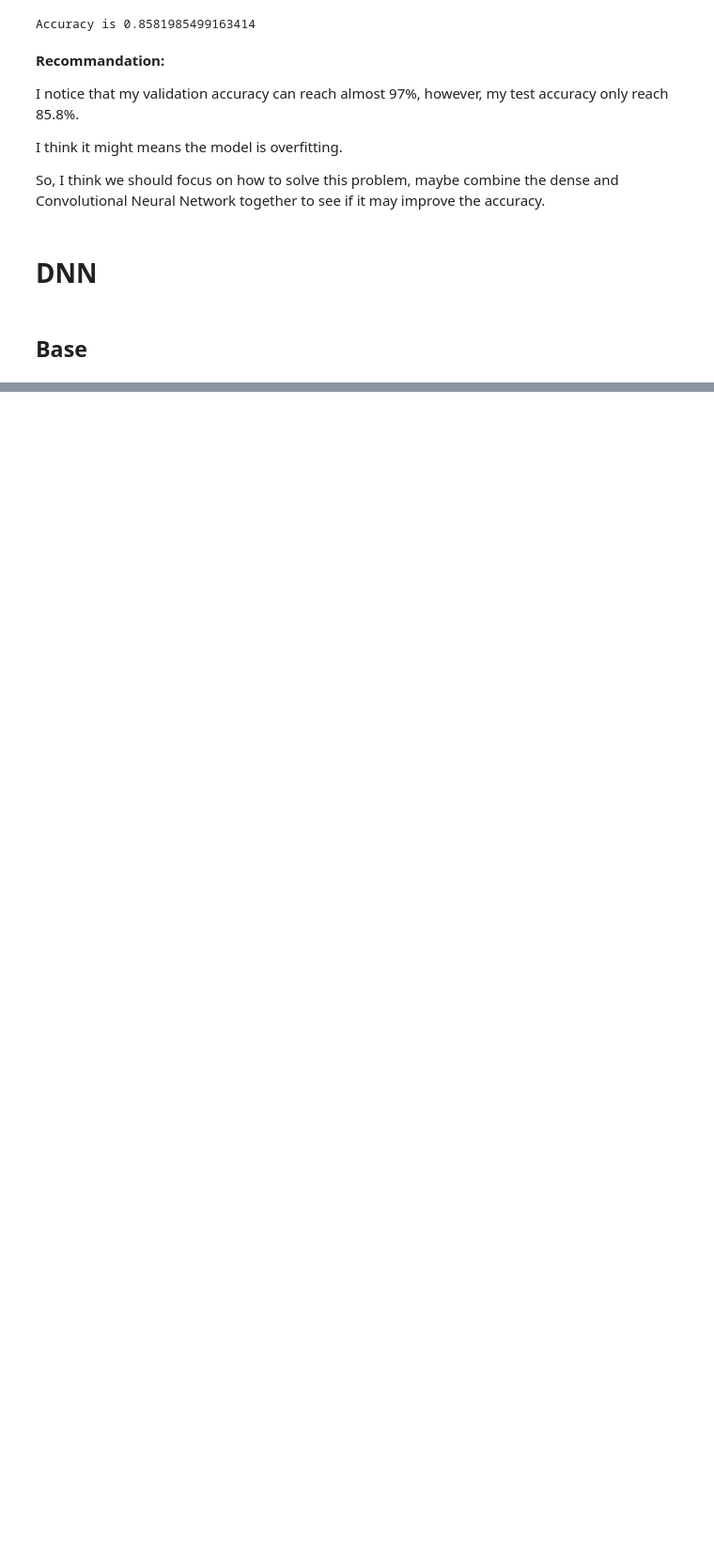
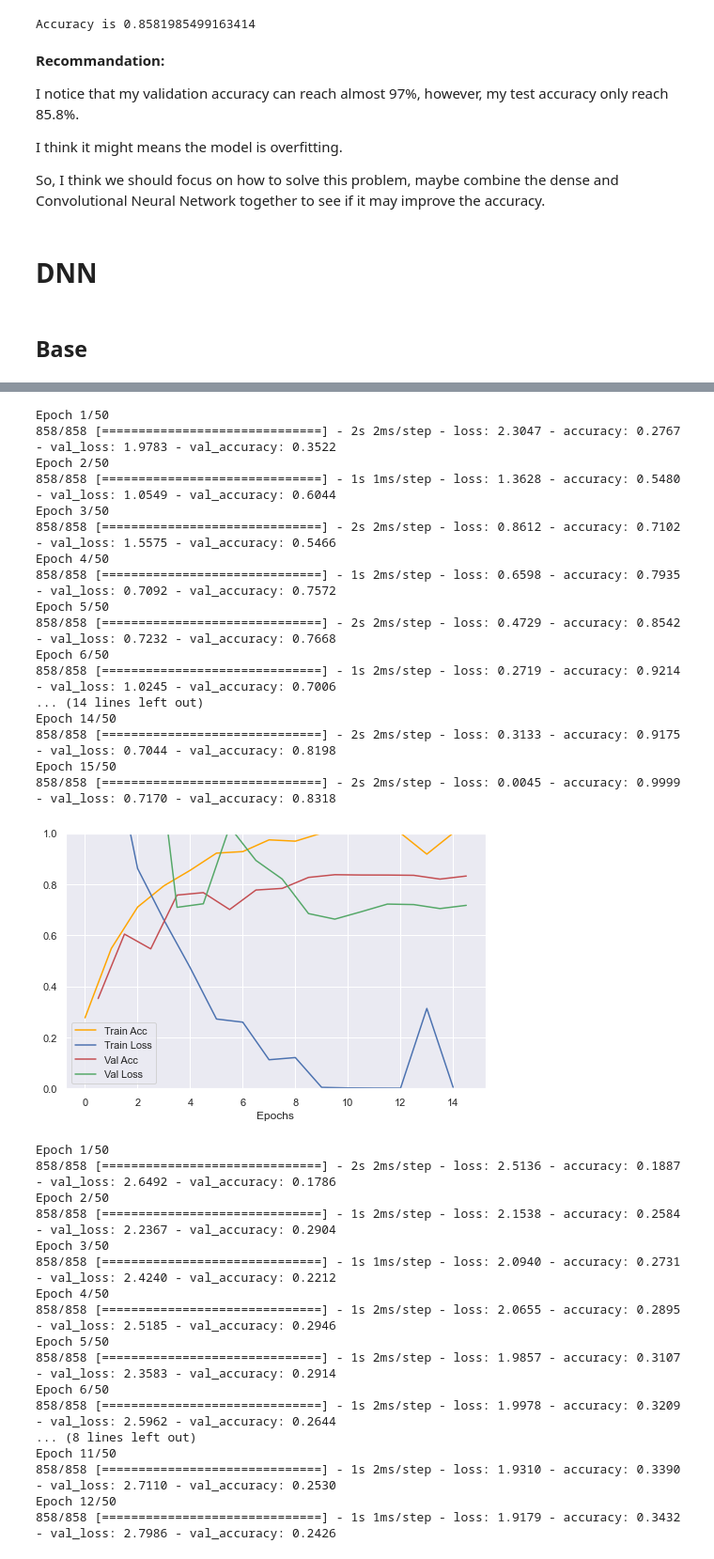
Before and after one commit to XiaoLinZzz/Machine-learning, a Jupyter notebook: A3/Assignment3_UMLT_2022_instructions.ipynb, the cells around one changed output, grey strips where cells are left out. Shown at 94% size. Drawn from its saved outputs; the diff is of its cells as text; code cells hidden in the pictures; blank space fills up the shorter version.

```diff
--- a/A3/Assignment3_UMLT_2022_instructions.ipynb
+++ b/A3/Assignment3_UMLT_2022_instructions.ipynb
@@ -984,0 +1111,42 @@ NameError: name 'plot_history' is not defined
+# %%
+res=[]
+for optimizer,lr in [[keras.optimizers.SGD,0.1], [keras.optimizers.Adam, 0.01], [keras.optimizers.RMSprop, 0.01]]:
+    valacc, history, discard = do_dnn(hiddensizes, actfn, optimizer, lr, n_train, n_valid, n_epochs, batch_size)
+    plot_history(history)
+    res += [[valacc]]
+# %% [output]
+Epoch 1/50
+858/858 [==============================] - 2s 2ms/step - loss: 2.3047 - accuracy: 0.2767 - val_loss: 1.9783 - val_accuracy: 0.3522
+Epoch 2/50
+858/858 [==============================] - 1s 1ms/step - loss: 1.3628 - accuracy: 0.5480 - val_loss: 1.0549 - val_accuracy: 0.6044
+Epoch 3/50
+858/858 [==============================] - 2s 2ms/step - loss: 0.8612 - accuracy: 0.7102 - val_loss: 1.5575 - val_accuracy: 0.5466
+Epoch 4/50
+858/858 [==============================] - 1s 2ms/step - loss: 0.6598 - accuracy: 0.7935 - val_loss: 0.7092 - val_accuracy: 0.7572
+Epoch 5/50
+858/858 [==============================] - 2s 2ms/step - loss: 0.4729 - accuracy: 0.8542 - val_loss: 0.7232 - val_accuracy: 0.7668
+Epoch 6/50
+858/858 [==============================] - 1s 2ms/step - loss: 0.2719 - accuracy: 0.9214 - val_loss: 1.0245 - val_accuracy: 0.7006
+... (14 lines left out)
+Epoch 14/50
+858/858 [==============================] - 2s 2ms/step - loss: 0.3133 - accuracy: 0.9175 - val_loss: 0.7044 - val_accuracy: 0.8198
+Epoch 15/50
+858/858 [==============================] - 2s 2ms/step - loss: 0.0045 - accuracy: 0.9999 - val_loss: 0.7170 - val_accuracy: 0.8318
+[figure, added]
+Epoch 1/50
+858/858 [==============================] - 2s 2ms/step - loss: 2.5136 - accuracy: 0.1887 - val_loss: 2.6492 - val_accuracy: 0.1786
+Epoch 2/50
+858/858 [==============================] - 1s 2ms/step - loss: 2.1538 - accuracy: 0.2584 - val_loss: 2.2367 - val_accuracy: 0.2904
+Epoch 3/50
+858/858 [==============================] - 1s 1ms/step - loss: 2.0940 - accuracy: 0.2731 - val_loss: 2.4240 - val_accuracy: 0.2212
+Epoch 4/50
+858/858 [==============================] - 1s 2ms/step - loss: 2.0655 - accuracy: 0.2895 - val_loss: 2.5185 - val_accuracy: 0.2946
+Epoch 5/50
+858/858 [==============================] - 1s 2ms/step - loss: 1.9857 - accuracy: 0.3107 - val_loss: 2.3583 - val_accuracy: 0.2914
+Epoch 6/50
+858/858 [==============================] - 1s 2ms/step - loss: 1.9978 - accuracy: 0.3209 - val_loss: 2.5962 - val_accuracy: 0.2644
+... (8 lines left out)
+Epoch 11/50
+858/858 [==============================] - 1s 2ms/step - loss: 1.9310 - accuracy: 0.3390 - val_loss: 2.7110 - val_accuracy: 0.2530
+Epoch 12/50
+858/858 [==============================] - 1s 1ms/step - loss: 1.9179 - accuracy: 0.3432 - val_loss: 2.7986 - val_accuracy: 0.2426
```
Also changed, not shown: parts of 57 cells of this notebook, 1 other file.
